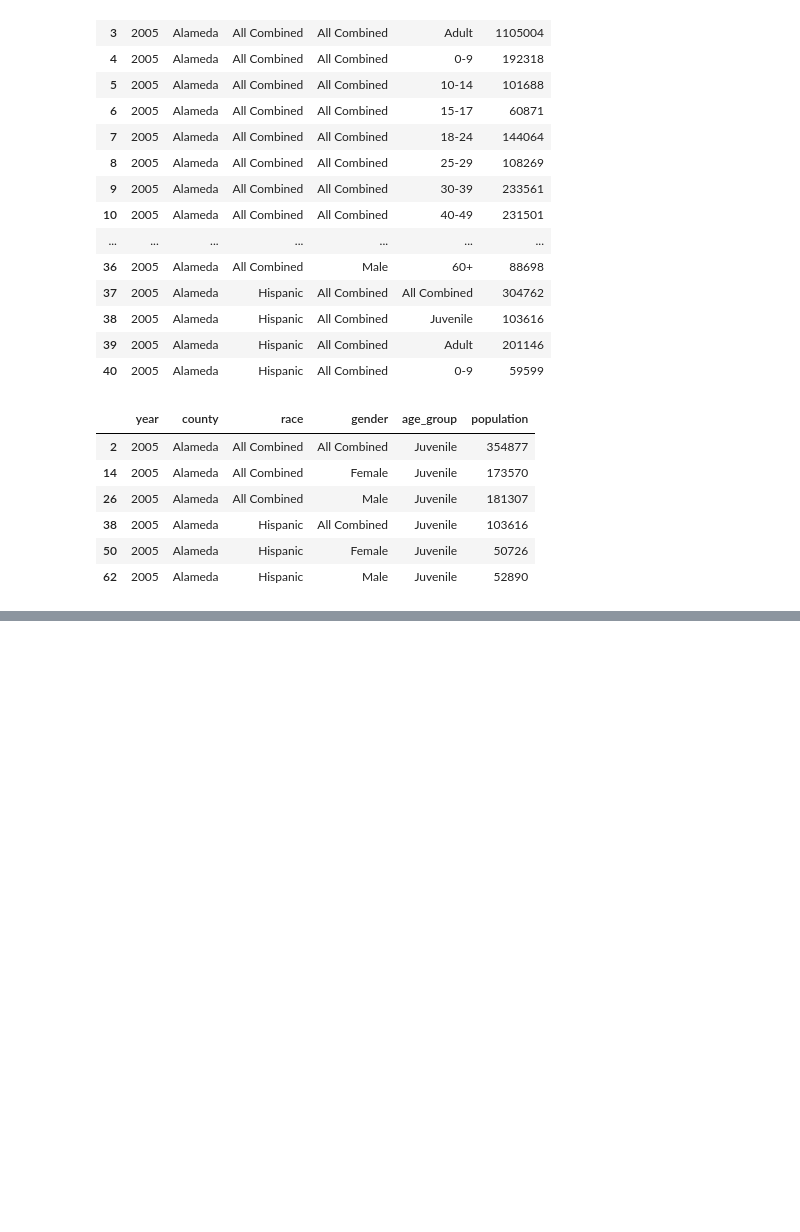
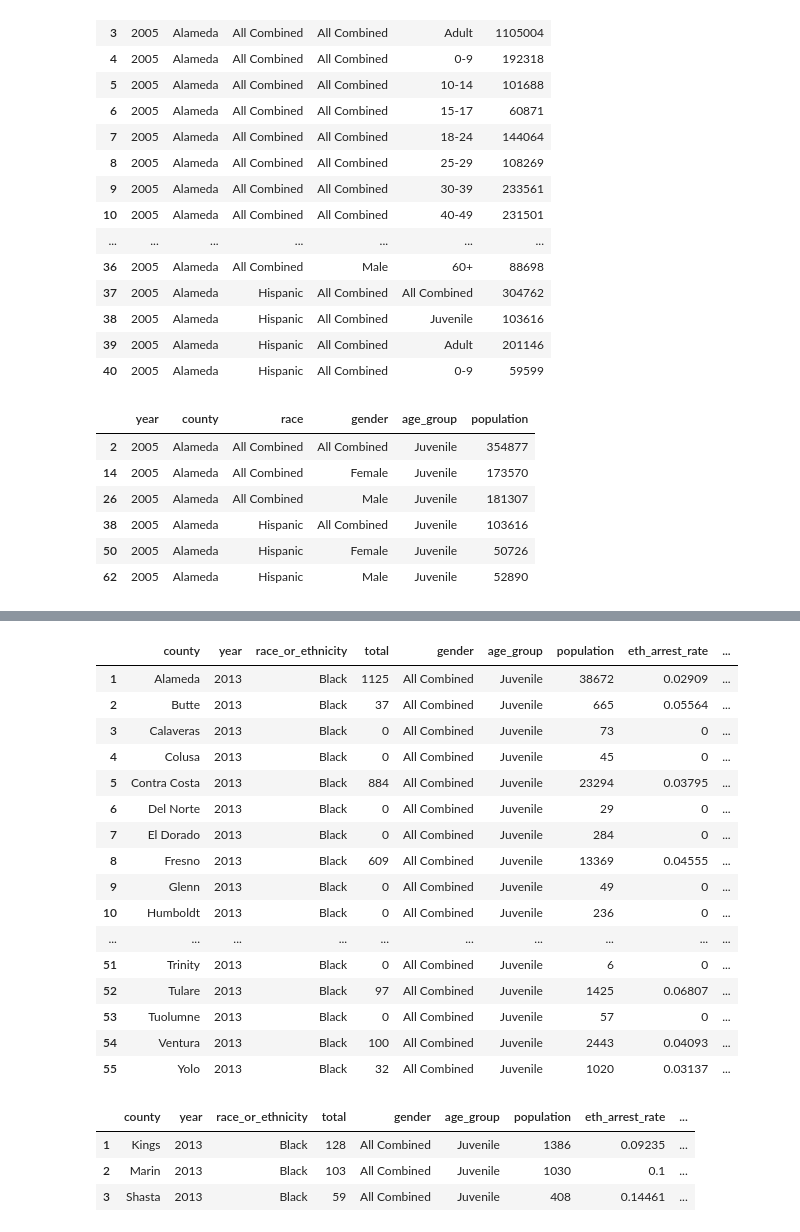
Before and after one commit to sfbrigade/data-science-wg, a Jupyter notebook: projects-in-this-repo/CA_DOJ_OpenJustice/OpenJustice_explore_ethnic_jv.ipynb, the cells around one changed output, grey strips where cells are left out. Cells and saved outputs as stored; diff of their text form; code cells hidden in the pictures; blank space fills up the shorter version.

```diff
--- a/projects-in-this-repo/CA_DOJ_OpenJustice/OpenJustice_explore_ethnic_jv.ipynb
+++ b/projects-in-this-repo/CA_DOJ_OpenJustice/OpenJustice_explore_ethnic_jv.ipynb
@@ -166,0 +243,31 @@ unique(dat_pop_jv$race)
+# %%
+## Add a column just for arrest rate by ethnic population per county.
+dat_joined$eth_arrest_rate <- round((dat_joined$total)/(dat_joined$population),5)
+
+## Subset to a particular ethnic group.
+dat_joined_eth <- dat_joined[dat_joined$race_or_ethnicity %in% "Black",]
+
+## Add a column for probability of seeing that arrest rate.
+dat_joined_eth$rate_prob <- round(pnorm(dat_joined_eth$eth_arrest_rate, mean(dat_joined_eth$eth_arrest_rate, na.rm = T),
+                              sd(dat_joined_eth$eth_arrest_rate, na.rm = T), lower.tail = FALSE, log.p = FALSE), 5)
+
+## View it all..
+dat_joined_eth
+# %% [output]
+|  | county | year | race_or_ethnicity | total | gender | age_group | population | eth_arrest_rate | ... |
+| 1 | Alameda | 2013 | Black | 1125 | All Combined | Juvenile | 38672 | 0.02909 | ... |
+| 2 | Butte | 2013 | Black | 37 | All Combined | Juvenile | 665 | 0.05564 | ... |
+| 3 | Calaveras | 2013 | Black | 0 | All Combined | Juvenile | 73 | 0 | ... |
+| 4 | Colusa | 2013 | Black | 0 | All Combined | Juvenile | 45 | 0 | ... |
+| 5 | Contra Costa | 2013 | Black | 884 | All Combined | Juvenile | 23294 | 0.03795 | ... |
+| 6 | Del Norte | 2013 | Black | 0 | All Combined | Juvenile | 29 | 0 | ... |
+| 7 | El Dorado | 2013 | Black | 0 | All Combined | Juvenile | 284 | 0 | ... |
+| 8 | Fresno | 2013 | Black | 609 | All Combined | Juvenile | 13369 | 0.04555 | ... |
+| 9 | Glenn | 2013 | Black | 0 | All Combined | Juvenile | 49 | 0 | ... |
+| 10 | Humboldt | 2013 | Black | 0 | All Combined | Juvenile | 236 | 0 | ... |
+| ... | ... | ... | ... | ... | ... | ... | ... | ... | ... |
+| 51 | Trinity | 2013 | Black | 0 | All Combined | Juvenile | 6 | 0 | ... |
+| 52 | Tulare | 2013 | Black | 97 | All Combined | Juvenile | 1425 | 0.06807 | ... |
+| 53 | Tuolumne | 2013 | Black | 0 | All Combined | Juvenile | 57 | 0 | ... |
+| 54 | Ventura | 2013 | Black | 100 | All Combined | Juvenile | 2443 | 0.04093 | ... |
+| 55 | Yolo | 2013 | Black | 32 | All Combined | Juvenile | 1020 | 0.03137 | ... |
@@ -166,0 +278,11 @@ unique(dat_pop_jv$race)
+# %%
+## Now, show only those counties whose t-scores are higher than 2.
+## I.E. These are the counties who display a statistically significantly higher rate of arresting the
+## given race/ethnic group than the "norm" for arresting the given race/ethnic (which may already be
+## higher/lower than for other groups).
+dat_joined_eth[dat_joined_eth$t_score >= 2,]
+# %% [output]
+|  | county | year | race_or_ethnicity | total | gender | age_group | population | eth_arrest_rate | ... |
+| 1 | Kings | 2013 | Black | 128 | All Combined | Juvenile | 1386 | 0.09235 | ... |
+| 2 | Marin | 2013 | Black | 103 | All Combined | Juvenile | 1030 | 0.1 | ... |
+| 3 | Shasta | 2013 | Black | 59 | All Combined | Juvenile | 408 | 0.14461 | ... |
```
Also changed, not shown: parts of 11 cells of this notebook.
